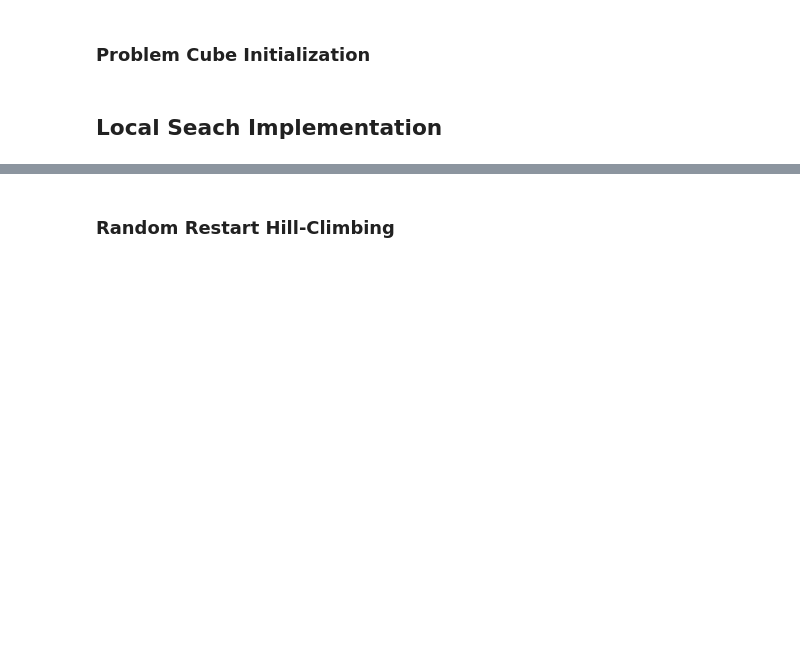
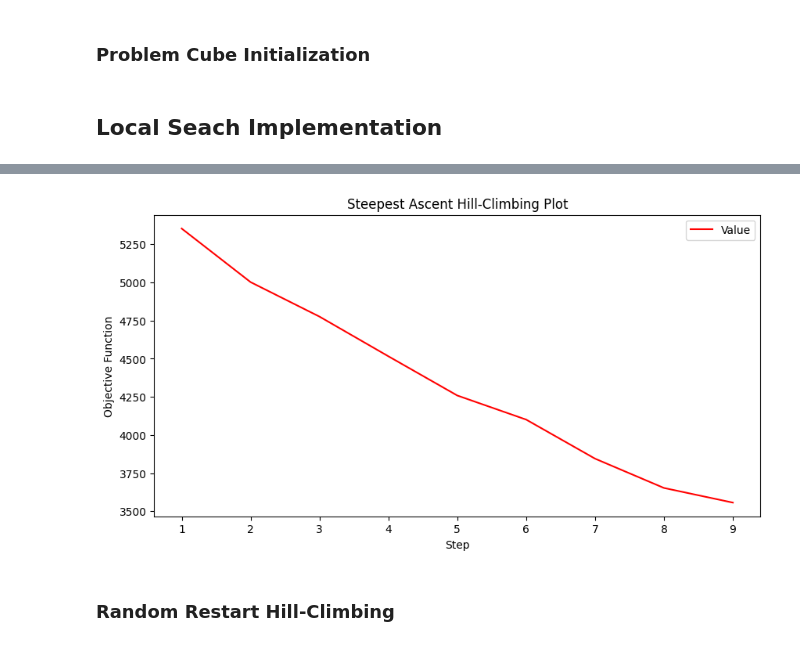
Before and after one commit to marcellinow/diagonal-magic-cube, a Jupyter notebook: main.ipynb, the cells around one changed output, grey strips where cells are left out. Drawn from its saved outputs; the diff is of its cells as text; code cells hidden in the pictures; blank space fills up the shorter version.

```diff
--- a/main.ipynb
+++ b/main.ipynb
@@ -110,0 +96,2 @@ cube = problem_cube.initial_state()
+# %%
+steepest = Steepest(hc_cube)
@@ -111,3 +128,7 @@ cube = problem_cube.initial_state()
+# %%
+steepest.hist_plot()
+# %% [output]
+[figure, added]
 # %% [markdown]
 ### Random Restart Hill-Climbing
 # %%
```
Also changed, not shown: parts of 29 cells of this notebook, 3 other files.
